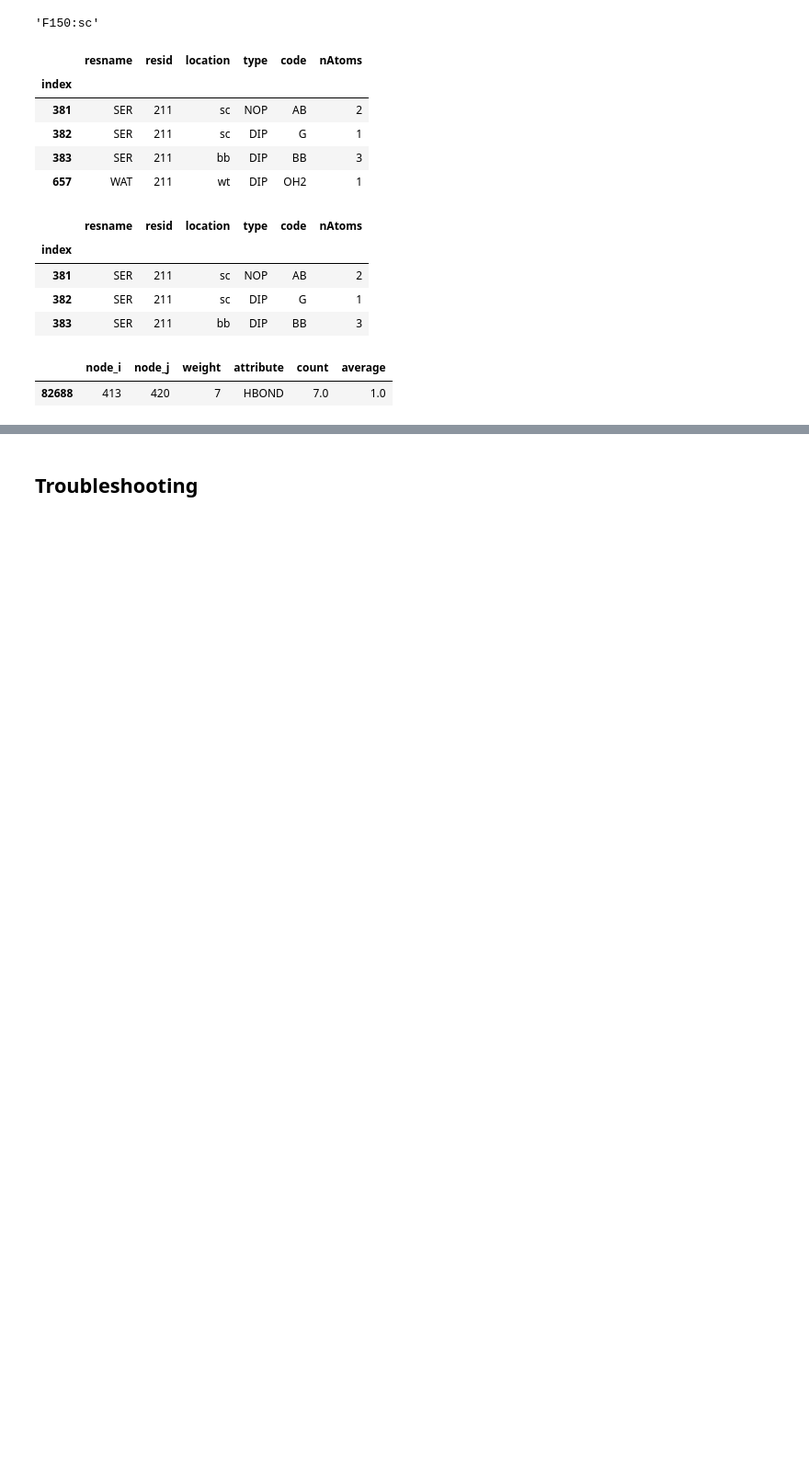
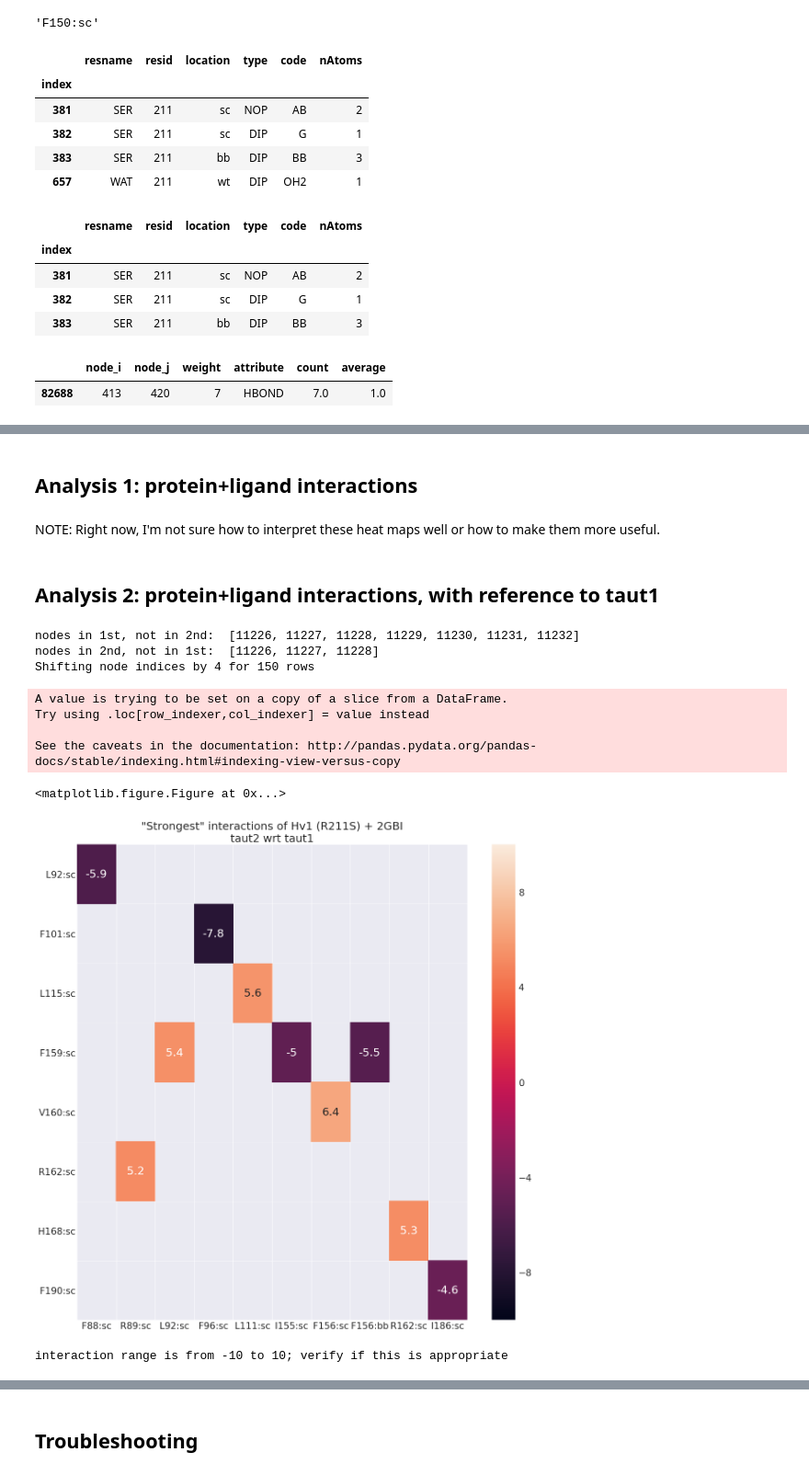
Before and after one commit to vtlim/Hv1, a Jupyter notebook: 04_fep/postFEPvanilla/analysis/3_nonCovInts/nodeAnalysis.ipynb, the cells around one changed output, grey strips where cells are left out. Shown at 92% size. Saved outputs shown, nothing was run; the diff lists cells and outputs as text; code cells hidden in the pictures; blank space fills up the shorter version.

Commit message:
update nodes notebook

```diff
--- a/04_fep/postFEPvanilla/analysis/3_nonCovInts/nodeAnalysis.ipynb
+++ b/04_fep/postFEPvanilla/analysis/3_nonCovInts/nodeAnalysis.ipynb
@@ -536,0 +454,4 @@ selectionInts(nodes_2, edges_2, gidx_2, seltitle='2GBI, taut2\n(after R211S)')
+# %% [markdown]
+## Analysis 1: protein+ligand interactions
+# %% [markdown]
+NOTE: Right now, I'm not sure how to interpret these heat maps well or how to make them more useful.
@@ -536,0 +466,17 @@ selectionInts(nodes_2, edges_2, gidx_2, seltitle='2GBI, taut2\n(after R211S)')
+# %% [markdown]
+## Analysis 2: protein+ligand interactions, with reference to taut1
+# %%
+diff_nodes_21, diff_edges_21 = diffEdges(nodes_2,nodes_1,edges_2,edges_1)
+watless_diff_edges_21 = protLigInts(diff_nodes_21, diff_edges_21,rawNum=25) # make sure you use REFERENCE nodes
+plotHeatInts(diff_nodes_21, watless_diff_edges_21, minHeat=-10, maxHeat=10, seltitle="Hv1 (R211S) + 2GBI\ntaut2 wrt taut1")
+# %% [output]
+nodes in 1st, not in 2nd:  [11226, 11227, 11228, 11229, 11230, 11231, 11232]
+nodes in 2nd, not in 1st:  [11226, 11227, 11228]
+Shifting node indices by 4 for 150 rows
+A value is trying to be set on a copy of a slice from a DataFrame.
+Try using .loc[row_indexer,col_indexer] = value instead
+
+See the caveats in the documentation: http://pandas.pydata.org/pandas-docs/stable/indexing.html#indexing-view-versus-copy
+<matplotlib.figure.Figure at 0x...>
+[figure, added]
+interaction range is from -10 to 10; verify if this is appropriate
```
Also changed, not shown: parts of 40 cells of this notebook.
